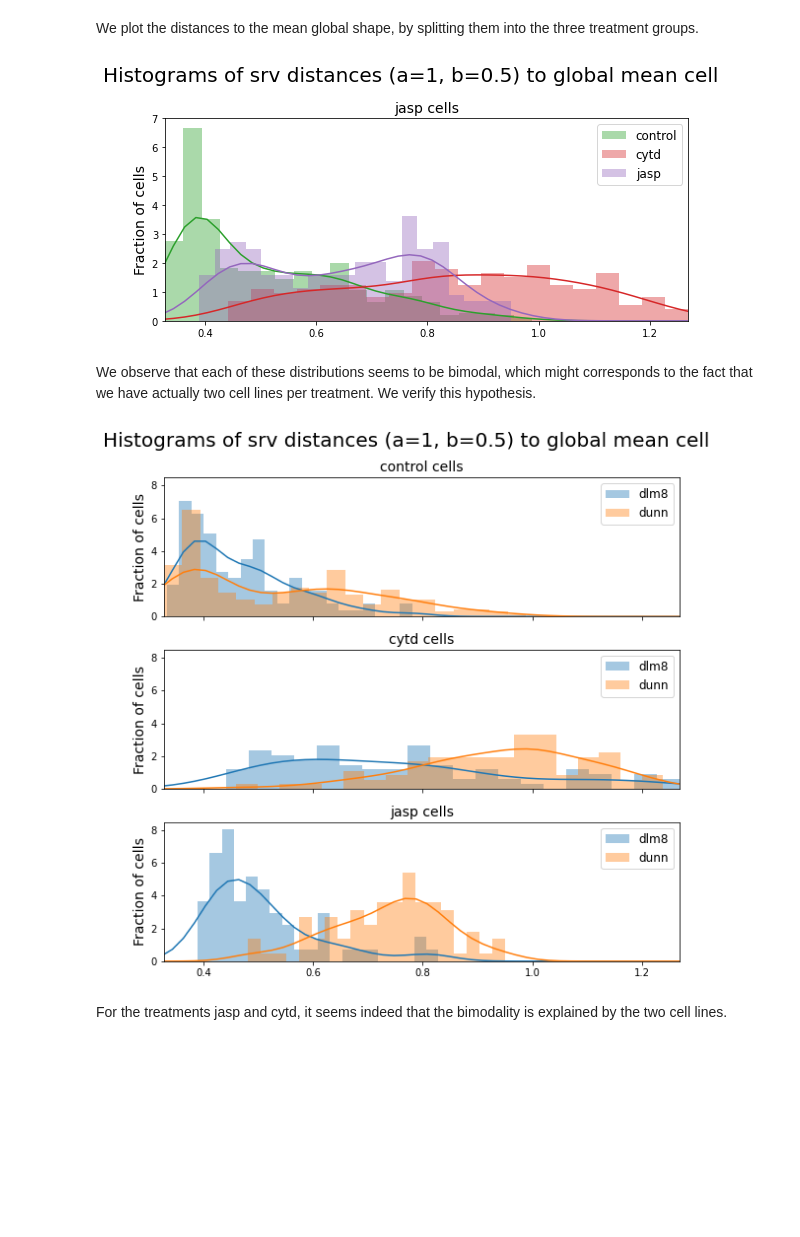
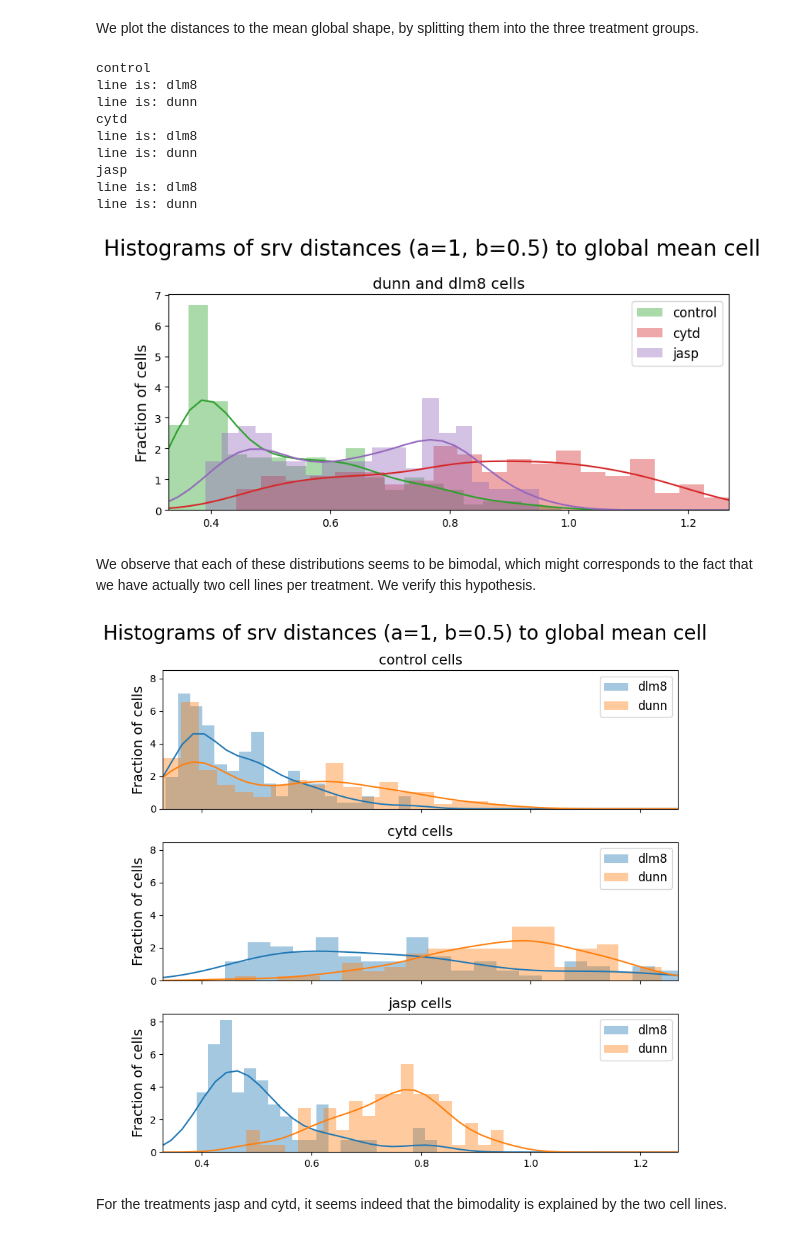
Before and after one commit to wxli0/dyn, a Jupyter notebook: dyn/notebooks/11_real_world_applications__cell_shapes_analysis.ipynb, the cells around one changed output. Cells and saved outputs as stored; diff of their text form; code cells hidden in the pictures; blank space fills up the shorter version.

```diff
--- a/dyn/notebooks/11_real_world_applications__cell_shapes_analysis.ipynb
+++ b/dyn/notebooks/11_real_world_applications__cell_shapes_analysis.ipynb
@@ -410,11 +376,0 @@ This code shows the geodesic, which is a trajectory in the space of curves, betw
-# %%
-fig = plt.figure(figsize=(10, 2))
-plt.title("Geodesic between two cells")
-plt.axis("off")
-
-for i, curve in enumerate(geod_points):
-    fig.add_subplot(2, n_times // 2, i + 1)
-    plt.plot(curve[:, 0], curve[:, 1])
-    plt.axis("equal")
-    plt.axis("off")
-plt.savefig("geodesic_light_blue.svg")
@@ -425,10 +376,0 @@ The following code is a different visualization of the same geodesic.
-# %%
-plt.figure(figsize=(12, 12))
-for i in range(1, n_times - 1):
-    plt.plot(geod_points[i, :, 0], geod_points[i, :, 1], "o-", color="lightgrey")
-plt.plot(geod_points[0, :, 0], geod_points[0, :, 1], "o-b", label="Start Cell")
-plt.plot(geod_points[-1, :, 0], geod_points[-1, :, 1], "o-r", label="End Cell")
-
-plt.title("Geodesic for the Square Root Velocity metric")
-plt.legend()
-plt.savefig("geodesic_blue_red.svg");
@@ -455,7 +401,7 @@ We only use the first 500 cells of the dataset, for numerical reasons: the Frech
 # %%
 from geomstats.learning.frechet_mean import FrechetMean
 
-mean = FrechetMean(metric=CURVES_SPACE_SRV.metric, method="default")
+mean = FrechetMean(space=CURVES_SPACE_SRV)
 mean.fit(cell_shapes[:500])
 
 mean_estimate = mean.estimate_
@@ -589,29 +535,38 @@ from scipy import stats
 # %%
 fig, axs = plt.subplots(1, sharex=True, sharey=True, tight_layout=True, figsize=(8, 4))
 
 for i, treatment in enumerate(TREATMENTS):
     distances = []
     for j, line in enumerate(LINES):
         distances.extend(
             dists_to_global_mean[treatment][line][
                 ~gs.isnan(dists_to_global_mean[treatment][line])
             ]
         )
     color = "C" + str(2 + i)
     axs.hist(distances, bins=20, alpha=0.4, density=True, color=color, label=treatment)
     kde = stats.gaussian_kde(distances)
     axs.plot(xx, kde(xx), color=color)
     axs.set_xlim((min_dists, max_dists))
     axs.legend(fontsize=12)
 
-    axs.set_title(f"{treatment} cells", fontsize=14)
+    axs.set_title(f"dunn and dlm8 cells", fontsize=14)
     axs.set_ylabel("Fraction of cells", fontsize=14)
 
 
 fig.suptitle("Histograms of srv distances (a=1, b=0.5) to global mean cell", fontsize=20)
 plt.savefig("dist_to_global_mean_per_treatment2.svg")
 # %% [output]
+control
+line is: dlm8
+line is: dunn
+cytd
+line is: dlm8
+line is: dunn
+jasp
+line is: dlm8
+line is: dunn
-[figure, old version]
+[figure, new version]
 # %% [markdown]
 We observe that each of these distributions seems to be bimodal, which might corresponds to the fact that we have actually two cell lines per treatment. We verify this hypothesis.
 # %%
@@ -637,6 +592,6 @@ for i, treatment in enumerate(TREATMENTS):
 fig.suptitle("Histograms of srv distances (a=1, b=0.5) to global mean cell", fontsize=20)
 plt.savefig("dist_to_global_mean_per_class2.svg")
 # %% [output]
-[figure, old version]
+[figure, new version]
 # %% [markdown]
 For the treatments jasp and cytd, it seems indeed that the bimodality is explained by the two cell lines.
```
Also changed, not shown: parts of 50 cells of this notebook.
